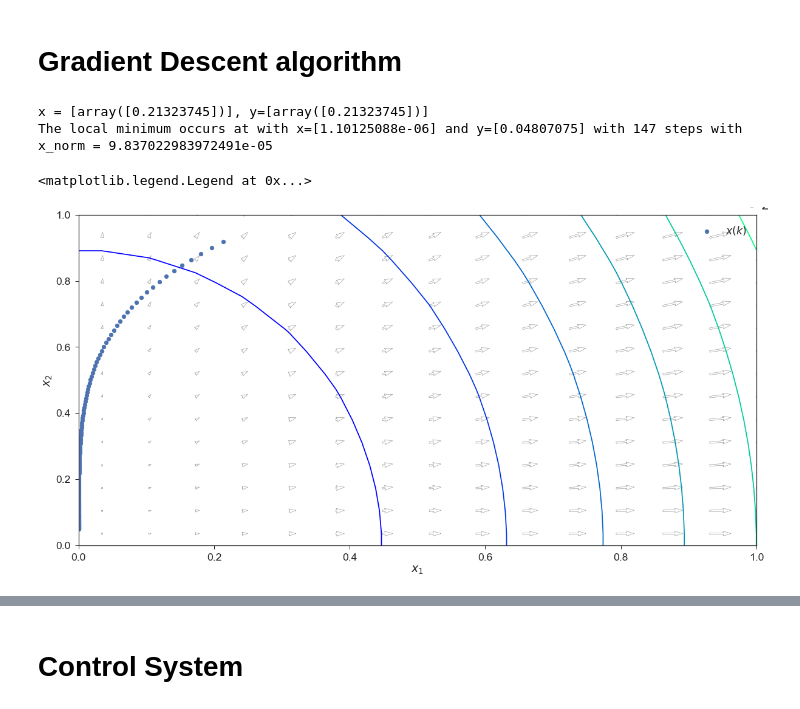
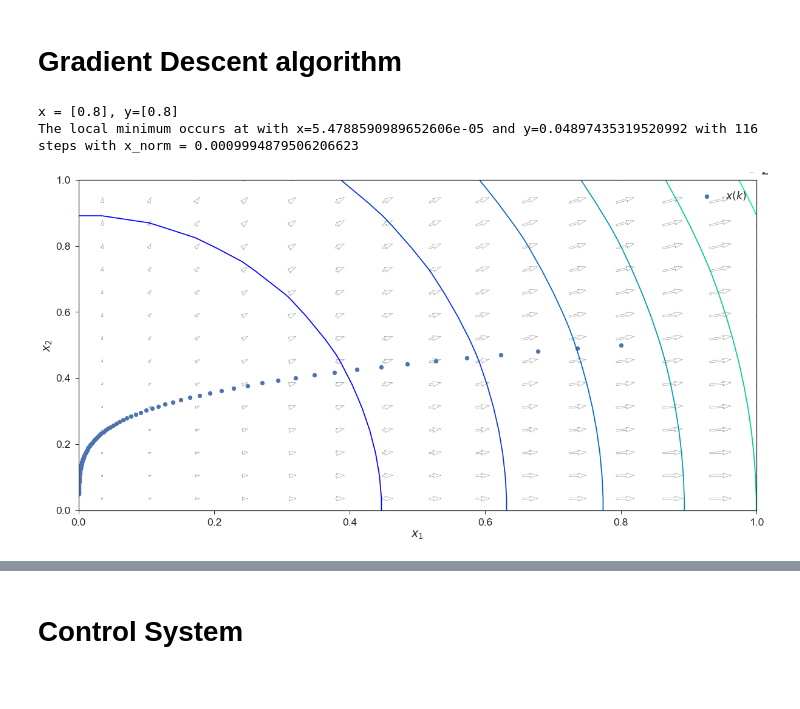
Before and after one commit to hsteinshiromoto/book.optimisation, a Jupyter notebook: src/notebooks/momentum.ipynb, the cells around one changed output, grey strips where cells are left out. Cells and saved outputs as stored; diff of their text form; code cells hidden in the pictures.

```diff
--- a/src/notebooks/momentum.ipynb
+++ b/src/notebooks/momentum.ipynb
@@ -116,42 +118,44 @@ Find a local minimum of the function $f(x)=4x^2+y^2$, with derivative $f'(x)=[8x
 # %%
 # From calculation, it is expected that the local minimum occurs at x=9/4
 
-x_iter = [np.random.random(1)]
-y_iter = [np.random.random(1)]
+# x_iter = [np.random.random(1)]
+# y_iter = [np.random.random(1)]
+x_iter = [0.8]
+y_iter = [0.5]
 print('x = {0}, y={0}'.format(x_iter, y_iter))
 gamma = 0.01 # step size multiplier
 precision = 0.001
-norm = np.sqrt(x_i[0]**2 +  y_i[0]**2)
+norm = [np.sqrt(x_iter[0]**2 +  y_iter[0]**2)]
 max_steps = 1000
 counter = 1
-
-while (counter < max_steps) and (norm > precision):
+while (counter < max_steps) and (norm[counter - 1] > precision):
         x_iter.append(x_iter[counter - 1] - gamma*fx(x_iter[counter - 1]))
         y_iter.append(y_iter[counter - 1] - gamma*fy(y_iter[counter - 1]))
     #     x_iter = x_iter - gamma*fx(x_iter)
     #     y_iter = y_iter - gamma*fy(y_iter)
-        norm = np.sqrt((x_iter[counter - 1]-x_iter[counter])**2 + (y_iter[counter - 1]-y_iter[counter])**2)
+        norm.append(np.sqrt((x_iter[counter - 1]-x_iter[counter])**2 + (y_iter[counter - 1]-y_iter[counter])**2))
     #     print('x[{0}] = {1}, x[{1}]={3}, x_norm ={4}'.format(counter, counter-1, x_iter[counter], x_iter[counter-1],abs(x_iter[counter - 1]-x_iter[counter])))
         counter += 1
 
 
 
-print("The local minimum occurs at with x={0} and y={1} with {2} steps with x_norm = {3}".format(x_iter[-1], y_iter[-1], counter, x_norm))
+print("The local minimum occurs at with x={0} and y={1} with {2} steps with x_norm = {3}".format(x_iter[-1], y_iter[-1], counter, norm[-1]))
 # %% [output]
-x = [array([0.21323745])], y=[array([0.21323745])]
-The local minimum occurs at with x=[1.10125088e-06] and y=[0.04807075] with 147 steps with x_norm = 9.837022983972491e-05
+x = [0.8], y=[0.8]
+The local minimum occurs at with x=5.4788590989652606e-05 and y=0.04897435319520992 with 116 steps with x_norm = 0.0009994879506206623
 # %%
 plt.figure()
 CS = plt.contour(x, y, z, lw=3, cmap="winter", linestyles="solid")
 Q = plt.quiver(x, y, fx(x), fy(y), units='width', edgecolor='k', facecolor='None', linewidth=.5, alpha=.5)
 qk = plt.quiverkey(Q, 0.9, 0.9, 2, r'$2 \frac{m}{s}$', labelpos='E',
                    coordinates='figure')
 plt.scatter(x_iter, y_iter, label='$x(k)$')
 plt.xlabel('$x_1$')
 plt.ylabel('$x_2$')
 plt.xlim(0,1)
 plt.ylim(0,1)
 plt.legend()
+file_name = 'grad_contour.eps'
+plt.savefig(os.path.join(path_imgs, file_name) , format='eps', dpi=1000)
 # %% [output]
-<matplotlib.legend.Legend at 0x...>
-[figure, old version]
+[figure, new version]
```
Also changed, not shown: parts of 4 cells of this notebook, 5 other files.
